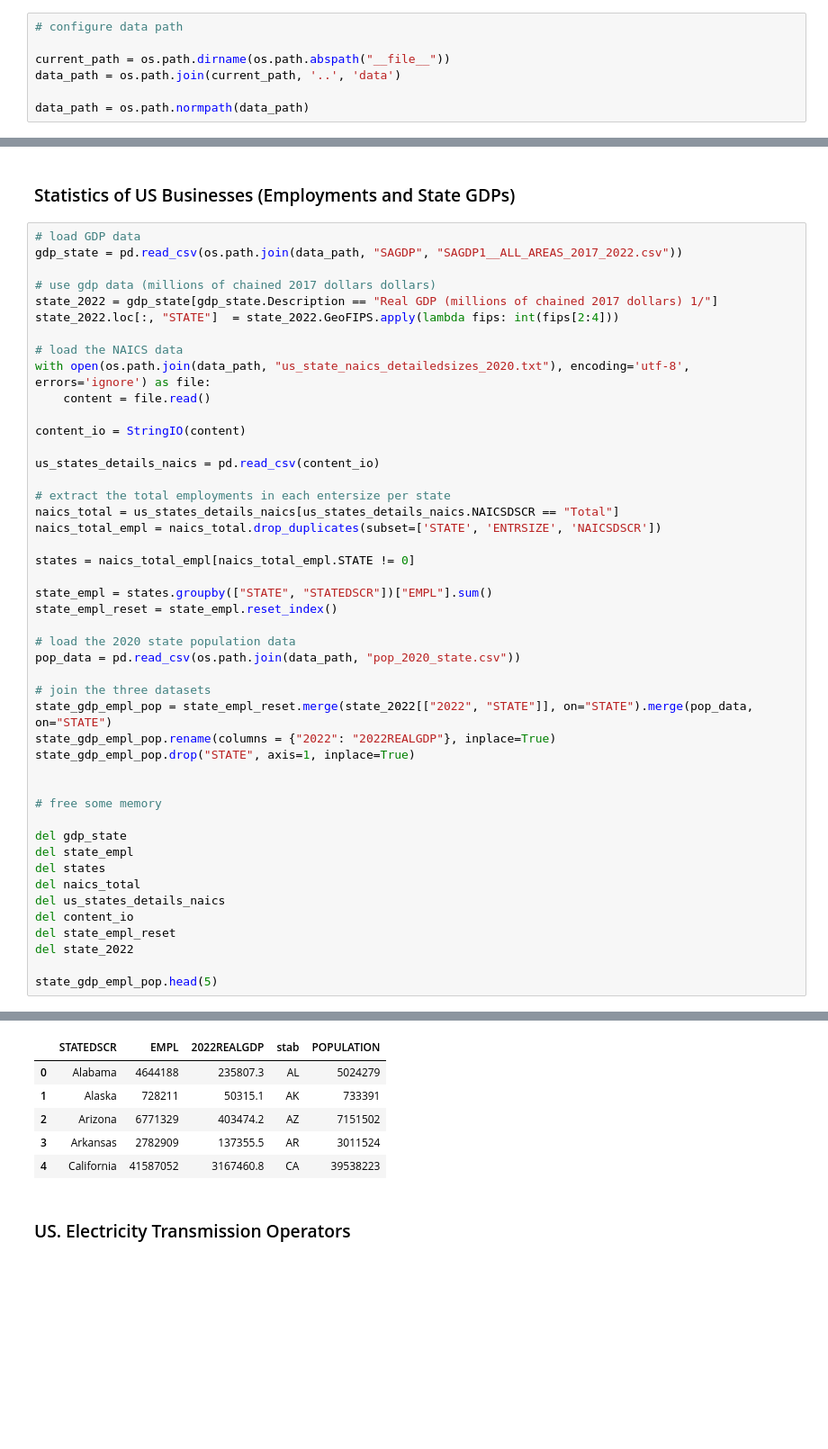
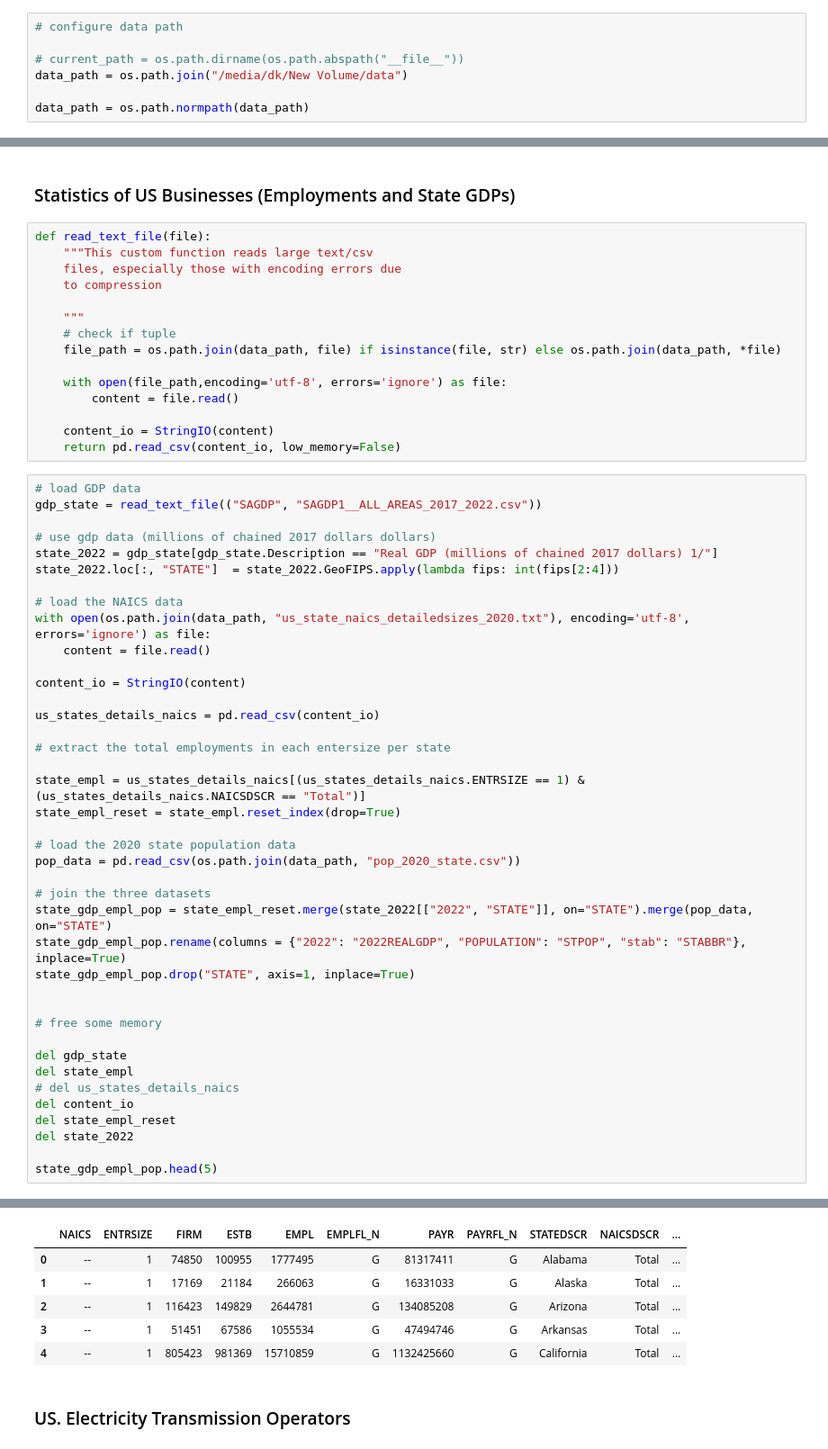
Before and after one commit to denniesbor/spwio, a Jupyter notebook: notebooks/data.ipynb, the cells around one changed output, grey strips where cells are left out. Shown at 90% size. Saved outputs shown, nothing was run; the diff lists cells and outputs as text; blank space fills up the shorter version.

```diff
--- a/notebooks/data.ipynb
+++ b/notebooks/data.ipynb
@@ -17,8 +18,8 @@ import geopandas as gpd
 # %%
 # configure data path
 
-current_path = os.path.dirname(os.path.abspath("__file__"))
-data_path = os.path.join(current_path, '..', 'data')
+# current_path = os.path.dirname(os.path.abspath("__file__"))
+data_path = os.path.join("/media/dk/New Volume/data")
 
 data_path = os.path.normpath(data_path)
 # %%
@@ -28,9 +29,24 @@ data_path = os.path.normpath(data_path)
 # event_100_year.head()
 # %% [markdown]
 ### Statistics of US Businesses (Employments and State GDPs)
+# %%
+def read_text_file(file):
+    """This custom function reads large text/csv
+    files, especially those with encoding errors due
+    to compression
+
+    """
+    # check if tuple
+    file_path = os.path.join(data_path, file) if isinstance(file, str) else os.path.join(data_path, *file)
+
+    with open(file_path,encoding='utf-8', errors='ignore') as file:
+        content = file.read()
+
+    content_io = StringIO(content)
+    return pd.read_csv(content_io, low_memory=False)
 # %%
 # load GDP data
-gdp_state = pd.read_csv(os.path.join(data_path, "SAGDP", "SAGDP1__ALL_AREAS_2017_2022.csv"))
+gdp_state = read_text_file(("SAGDP", "SAGDP1__ALL_AREAS_2017_2022.csv"))
 
 # use gdp data (millions of chained 2017 dollars dollars)
 state_2022 = gdp_state[gdp_state.Description == "Real GDP (millions of chained 2017 dollars) 1/"]
@@ -43,48 +59,42 @@ with open(os.path.join(data_path, "us_state_naics_detailedsizes_2020.txt"), enco
 content_io = StringIO(content)
 
 us_states_details_naics = pd.read_csv(content_io)
 
 # extract the total employments in each entersize per state
-naics_total = us_states_details_naics[us_states_details_naics.NAICSDSCR == "Total"]
-naics_total_empl = naics_total.drop_duplicates(subset=['STATE', 'ENTRSIZE', 'NAICSDSCR'])
 
-states = naics_total_empl[naics_total_empl.STATE != 0]
-
-state_empl = states.groupby(["STATE", "STATEDSCR"])["EMPL"].sum()
-state_empl_reset = state_empl.reset_index()
+state_empl = us_states_details_naics[(us_states_details_naics.ENTRSIZE == 1) & (us_states_details_naics.NAICSDSCR == "Total")]
+state_empl_reset = state_empl.reset_index(drop=True)
 
 # load the 2020 state population data
 pop_data = pd.read_csv(os.path.join(data_path, "pop_2020_state.csv"))
 
 # join the three datasets
 state_gdp_empl_pop = state_empl_reset.merge(state_2022[["2022", "STATE"]], on="STATE").merge(pop_data, on="STATE")
-state_gdp_empl_pop.rename(columns = {"2022": "2022REALGDP"}, inplace=True)
+state_gdp_empl_pop.rename(columns = {"2022": "2022REALGDP", "POPULATION": "STPOP", "stab": "STABBR"}, inplace=True)
 state_gdp_empl_pop.drop("STATE", axis=1, inplace=True)
 
 
 # free some memory
 
 del gdp_state
 del state_empl
-del states
-del naics_total
-del us_states_details_naics
+# del us_states_details_naics
 del content_io
 del state_empl_reset
 del state_2022
 
 state_gdp_empl_pop.head(5)
 # %% [output]
 A value is trying to be set on a copy of a slice from a DataFrame.
 Try using .loc[row_indexer,col_indexer] = value instead
 
 See the caveats in the documentation: https://pandas.pydata.org/pandas-docs/stable/user_guide/indexing.html#returning-a-view-versus-a-copy
   state_2022.loc[:, "STATE"]  = state_2022.GeoFIPS.apply(lambda fips: int(fips[2:4]))
-|  | STATEDSCR | EMPL | 2022REALGDP | stab | POPULATION |
-| 0 | Alabama | 4644188 | 235807.3 | AL | 5024279 |
-| 1 | Alaska | 728211 | 50315.1 | AK | 733391 |
-| 2 | Arizona | 6771329 | 403474.2 | AZ | 7151502 |
-| 3 | Arkansas | 2782909 | 137355.5 | AR | 3011524 |
-| 4 | California | 41587052 | 3167460.8 | CA | 39538223 |
+|  | NAICS | ENTRSIZE | FIRM | ESTB | EMPL | EMPLFL_N | PAYR | PAYRFL_N | STATEDSCR | NAICSDSCR | ... |
+| 0 | -- | 1 | 74850 | 100955 | 1777495 | G | 81317411 | G | Alabama | Total | ... |
+| 1 | -- | 1 | 17169 | 21184 | 266063 | G | 16331033 | G | Alaska | Total | ... |
+| 2 | -- | 1 | 116423 | 149829 | 2644781 | G | 134085208 | G | Arizona | Total | ... |
+| 3 | -- | 1 | 51451 | 67586 | 1055534 | G | 47494746 | G | Arkansas | Total | ... |
+| 4 | -- | 1 | 805423 | 981369 | 15710859 | G | 1132425660 | G | California | Total | ... |
 # %% [markdown]
 ### US. Electricity Transmission Operators
```
Also changed, not shown: parts of 37 cells of this notebook, 5 other files.
